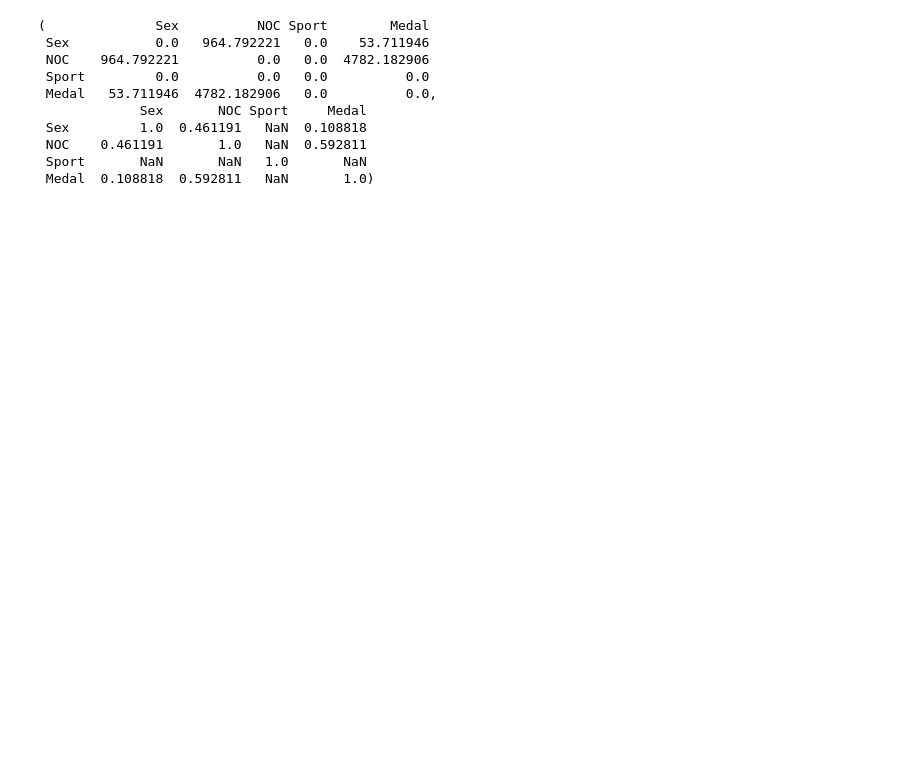
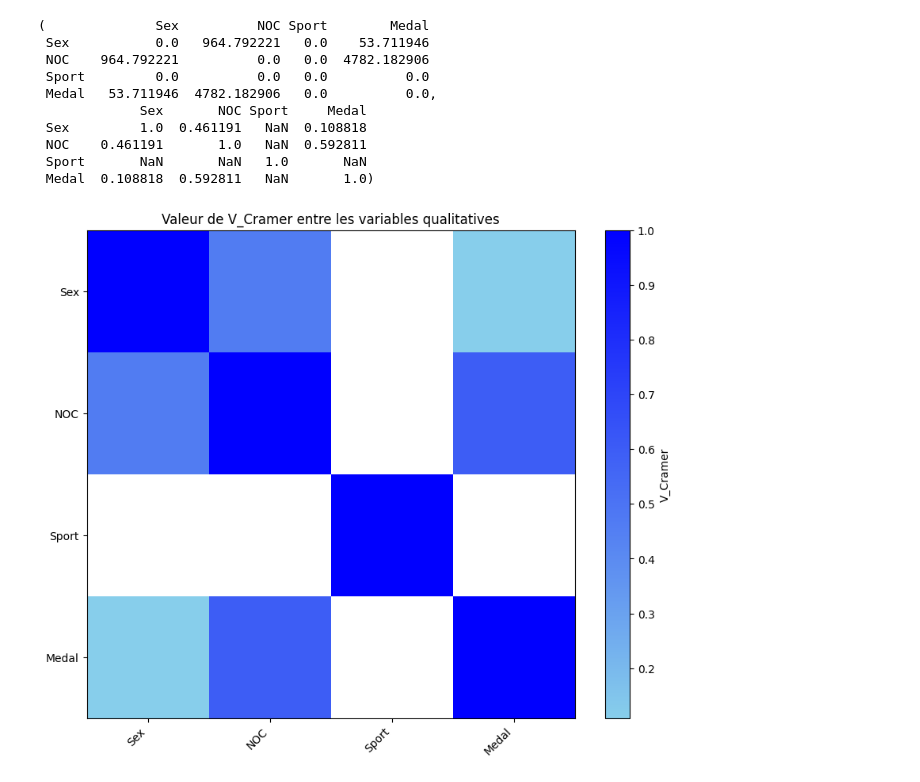
Before and after one commit to jojodu0747/ProjetTDD, a Jupyter notebook: src/reglo_variable.ipynb, the cells around one changed output. Saved outputs shown, nothing was run; the diff lists cells and outputs as text; code cells hidden in the pictures; blank space fills up the shorter version.

```diff
--- a/src/reglo_variable.ipynb
+++ b/src/reglo_variable.ipynb
@@ -428,3 +434,22 @@ chi2_matrix2, vc_matrix
  NOC    0.461191       1.0   NaN  0.592811
  Sport       NaN       NaN   1.0       NaN
  Medal  0.108818  0.592811   NaN       1.0)
+# %%
+vc_matrix = pd.DataFrame(vc_matrix, index=qual_vars, columns=qual_vars)
+
+# Convertir en float pour heatmap
+vc_matrix = vc_matrix.astype(float)
+cmap_custom = LinearSegmentedColormap.from_list("blue_red", ["skyblue", "blue"])
+
+# Affichage avec matplotlib
+plt.figure(figsize=(10, 8))
+im = plt.imshow(vc_matrix, cmap=cmap_custom, interpolation="nearest")
+plt.colorbar(im, label="V_Cramer")
+
+plt.xticks(range(len(vc_matrix.columns)), vc_matrix.columns, rotation=45, ha="right")
+plt.yticks(range(len(vc_matrix.index)), vc_matrix.index)
+plt.title("Valeur de V_Cramer entre les variables qualitatives")
+
+plt.show()
+# %% [output]
+[figure, added]
```
Also changed, not shown: parts of 10 cells of this notebook.
